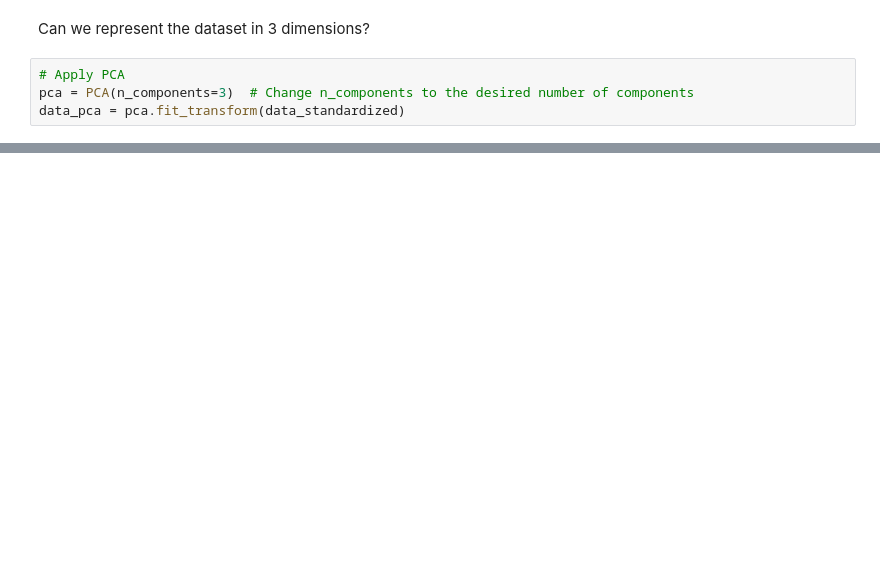
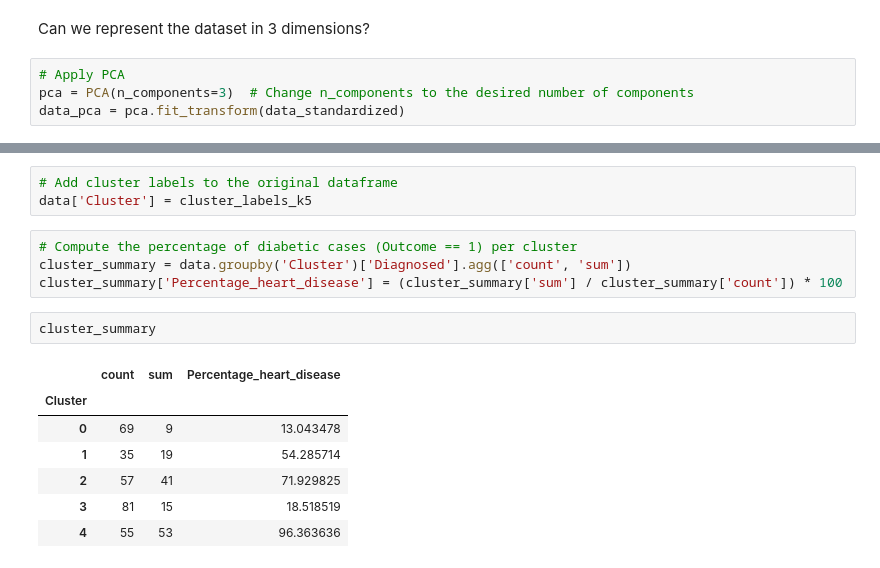
Before and after one commit to Hospital-Da-Luz-Learning-Health/MLCatolica25, a Jupyter notebook: Aula 4 - Unsupervised Learning/Learning Notebook.ipynb, the cells around one changed output, grey strips where cells are left out. Cells and saved outputs as stored; diff of their text form; blank space fills up the shorter version.

```diff
--- a/Aula 4 - Unsupervised Learning/Learning Notebook.ipynb
+++ b/Aula 4 - Unsupervised Learning/Learning Notebook.ipynb
@@ -721,0 +733,17 @@ plt.show()
+# %%
+# Add cluster labels to the original dataframe
+data['Cluster'] = cluster_labels_k5
+# %%
+# Compute the percentage of diabetic cases (Outcome == 1) per cluster
+cluster_summary = data.groupby('Cluster')['Diagnosed'].agg(['count', 'sum'])
+cluster_summary['Percentage_heart_disease'] = (cluster_summary['sum'] / cluster_summary['count']) * 100
+# %%
+cluster_summary
+# %% [output]
+|  | count | sum | Percentage_heart_disease |
+| Cluster |  |  |  |
+| 0 | 69 | 9 | 13.043478 |
+| 1 | 35 | 19 | 54.285714 |
+| 2 | 57 | 41 | 71.929825 |
+| 3 | 81 | 15 | 18.518519 |
+| 4 | 55 | 53 | 96.363636 |
```
Also changed, not shown: parts of 21 cells of this notebook, 3 other files.
